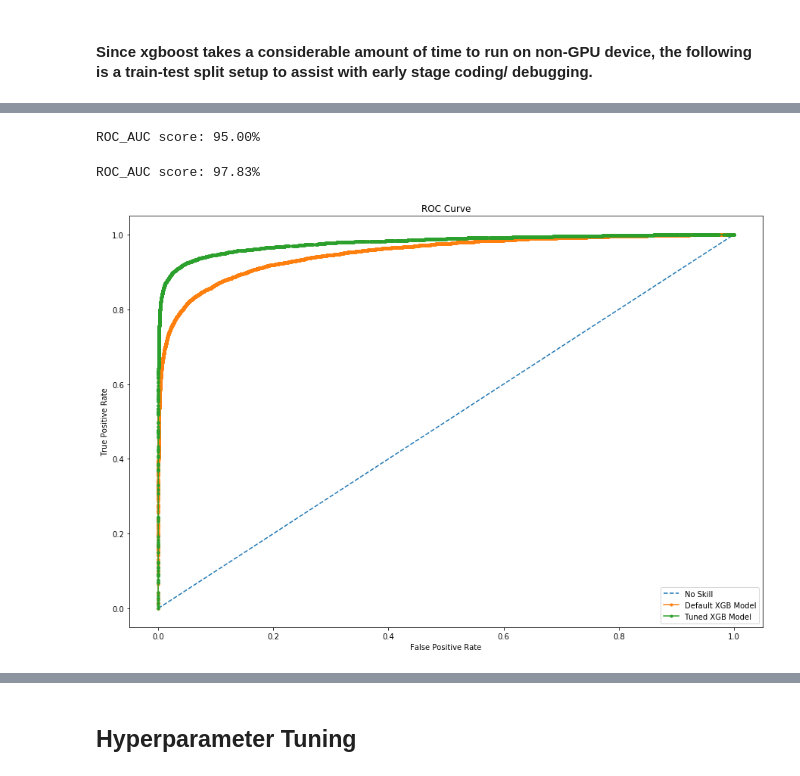
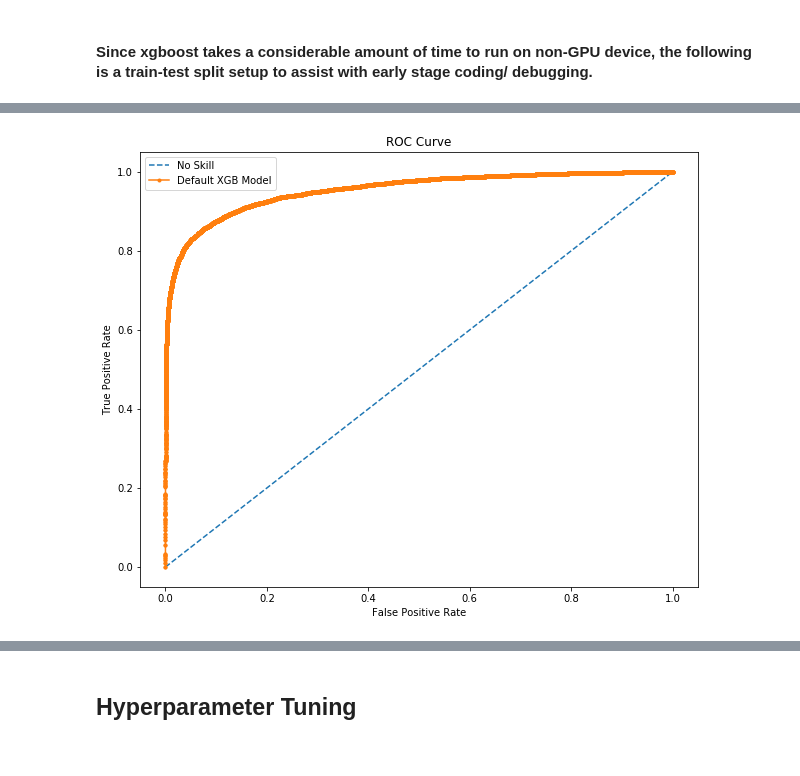
Before and after one commit to wendyku/E-commerce-fraud-detection, a Jupyter notebook: model_xgboost.ipynb, the cells around one changed output, grey strips where cells are left out. Saved outputs shown, nothing was run; the diff lists cells and outputs as text; code cells hidden in the pictures.

Commit message:
remove redundant models

```diff
--- a/model_xgboost.ipynb
+++ b/model_xgboost.ipynb
@@ -116,7 +86,7 @@ XGBClassifier(base_score=0.5, booster=None, colsample_bylevel=1,
 # %%
 %%time
-y_pred = model.predict_proba(X_val)[:, 1]
-auc_score = roc_auc_score(y_val, y_pred)
+base_x1_y_pred = base_x1_model.predict_proba(X_val)[:, 1]
+auc_score = roc_auc_score(y_val, base_x1_y_pred)
 print(f"ROC_AUC score: {auc_score* 100:.2f}%")
-m2_frp, m2_tpr, _ = roc_curve(y_val, y_pred)
+base_x1_frp, base_x1_tpr, _ = roc_curve(y_val, base_x1_y_pred)
 # %% [output]
@@ -126,5 +95,0 @@ Wall time: 51.2 s
-# %%
-%%time
-seed = 123
-test_size = 0.3
-X_train, X_val, y_train, y_val = train_test_split(X_train_1, y, test_size = test_size, random_state = seed)
@@ -146,8 +95,0 @@ XGBClassifier(base_score=0.5, booster=None, colsample_bylevel=1,
-# %%
-%%time
-y_pred = model.predict_proba(X_val)[:, 1]
-auc_score = roc_auc_score(y_val, y_pred)
-print(f"ROC_AUC score: {auc_score* 100:.2f}%")
-m1_frp, m1_tpr, _ = roc_curve(y_val, y_pred)
-# %% [output]
-ROC_AUC score: 95.00%
@@ -164,9 +95,0 @@ tree_method='hist')
-# %%
-%%time
-model2.fit(X_train, y_train)
-y_pred = model2.predict_proba(X_val)[:, 1]
-auc_score = roc_auc_score(y_val, y_pred)
-print(f"ROC_AUC score: {auc_score* 100:.2f}%")
-m2_frp, m2_tpr, _ = roc_curve(y_val, y_pred)
-# %% [output]
-ROC_AUC score: 97.83%
@@ -183,16 +96,19 @@ ns_frp, ns_tpr, _ = roc_curve(y_val, no_skill_pred)
 # %%
-# plot ROC curve across models
-plt.figure(figsize=(15, 10))
+# Define true-positive and false-positive for no skill predictions
+no_skill_pred = [0 for _ in range(len(y_val))]
+ns_frp, ns_tpr, _ = roc_curve(y_val, no_skill_pred)
+
+# Plot ROC curve across models
+plt.figure(figsize=(10, 8))
 plt.plot(ns_frp, ns_tpr, linestyle = '--', label='No Skill')
-plt.plot(m1_frp, m1_tpr, marker = '.', label='Default XGB Model')
-plt.plot(m2_frp, m2_tpr, marker = '.', label='Tuned XGB Model')
+plt.plot(base_x1_frp, base_x1_tpr, marker = '.', label='Default XGB Model')
 plt.title('ROC Curve')
 plt.xlabel('False Positive Rate')
 plt.ylabel('True Positive Rate')
 plt.legend()
 plt.show()
 # %% [output]
-[figure, old version]
+[figure, new version]
 # %%
 %%time
 # Understand feature importance in the model
```
Also changed, not shown: parts of 29 cells of this notebook.
